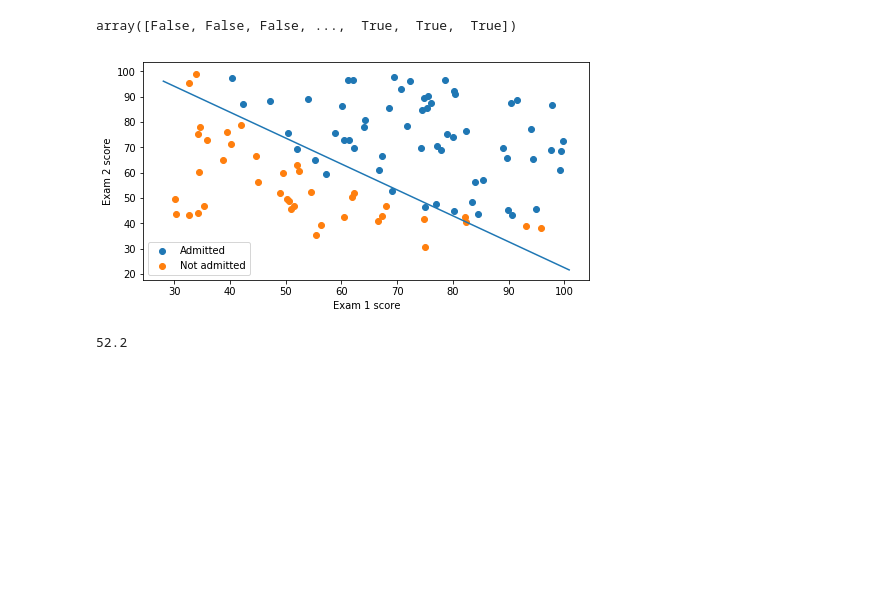
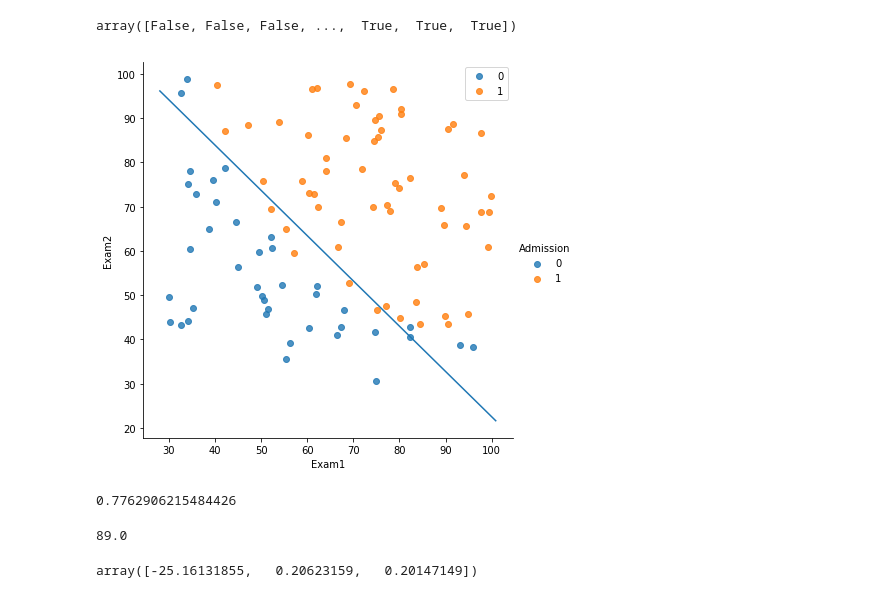
Before and after one commit to BartlomiejSkwira/coursera_machine-learning, a Jupyter notebook: machine-learning-ex2/ex2_1.ipynb, the cells around one changed output. Cells and saved outputs as stored; diff of their text form; code cells hidden in the pictures; blank space fills up the shorter version.

```diff
--- a/machine-learning-ex2/ex2_1.ipynb
+++ b/machine-learning-ex2/ex2_1.ipynb
@@ -46,8 +46,11 @@ Admission    100 non-null int64
 dtypes: float64(2), int64(1)
 memory usage: 2.4 KB
 # %%
-vis = sns.lmplot(data=exam_sores, x='Exam1', y='Exam2',
-                 fit_reg=False, hue='Admission', height=6,)
+def drawChart():
+    vis = sns.lmplot(data=exam_sores, x='Exam1', y='Exam2',
+                     fit_reg=False, hue='Admission', height=6)
+
+drawChart()
 # %% [output]
 [figure]
 # %%
@@ -95,10 +98,10 @@ array([[ -0.1       ],
        [-12.00921659],
        [-11.26284221]])
 # %%
-arr = scipy.optimize.fmin_tnc(func=costFunction,
-                             x0=theta.flatten(),
-                             fprime=gradient,
-                             args=(X, y.flatten()))
+arr = fmin_tnc(func=costFunction,
+                x0=theta.flatten(),
+                fprime=gradient,
+                args=(X, y.flatten()))
 arr
 # %% [output]
 (array([-25.16131855,   0.20623159,   0.20147149]), 36, 0)
@@ -130,19 +133,26 @@ mask
 # %% [output]
 array([False, False, False, ...,  True,  True,  True])
 # %%
-adm = plt.scatter(X[mask][:,1], X[mask][:,2])
-not_adm = plt.scatter(X[~mask][:,1], X[~mask][:,2])
-decision_boun = plt.plot(plot_x, plot_y)
-plt.xlabel('Exam 1 score')
-plt.ylabel('Exam 2 score')
-plt.legend((adm, not_adm), ('Admitted', 'Not admitted'))
-plt.show()
+#matplotlib
+#adm = plt.scatter(X[mask][:,1], X[mask][:,2])
+#not_adm = plt.scatter(X[~mask][:,1], X[~mask][:,2])
+#decision_boun = plt.plot(plot_x, plot_y)
+#plt.xlabel('Exam 1 score')
+#plt.ylabel('Exam 2 score')
+#plt.legend((adm, not_adm), ('Admitted', 'Not admitted'))
+#plt.show()
+
+#use Seaborn :D
+drawChart()
+vis2 = sns.lineplot(plot_x, plot_y)
 # %% [output]
-[figure, old version]
+[figure, new version]
 # %%
 #predicting a new student
 #with scores exam1: 45, exam2: 85
 #expected 0.776
-#new_student = [45, 85]
+sigmoid(np.dot([1, 45, 85], theta_optimized))
+# %% [output]
+0.7762906215484426
 # %%
 def accuracy(theta, X, y, cutoff):
@@ -153,6 +160,10 @@ def accuracy(theta, X, y, cutoff):
     acc = np.mean(pred == y)
     print(acc * 100)
 # %%
-accuracy(theta_optimized, X, y, 0.5)
+accuracy(theta_optimized, X, y.flatten(), 0.5)
 # %% [output]
-52.2
+89.0
+# %%
+theta_optimized
+# %% [output]
+array([-25.16131855,   0.20623159,   0.20147149])
```
Also changed, not shown: parts of 3 cells of this notebook.
